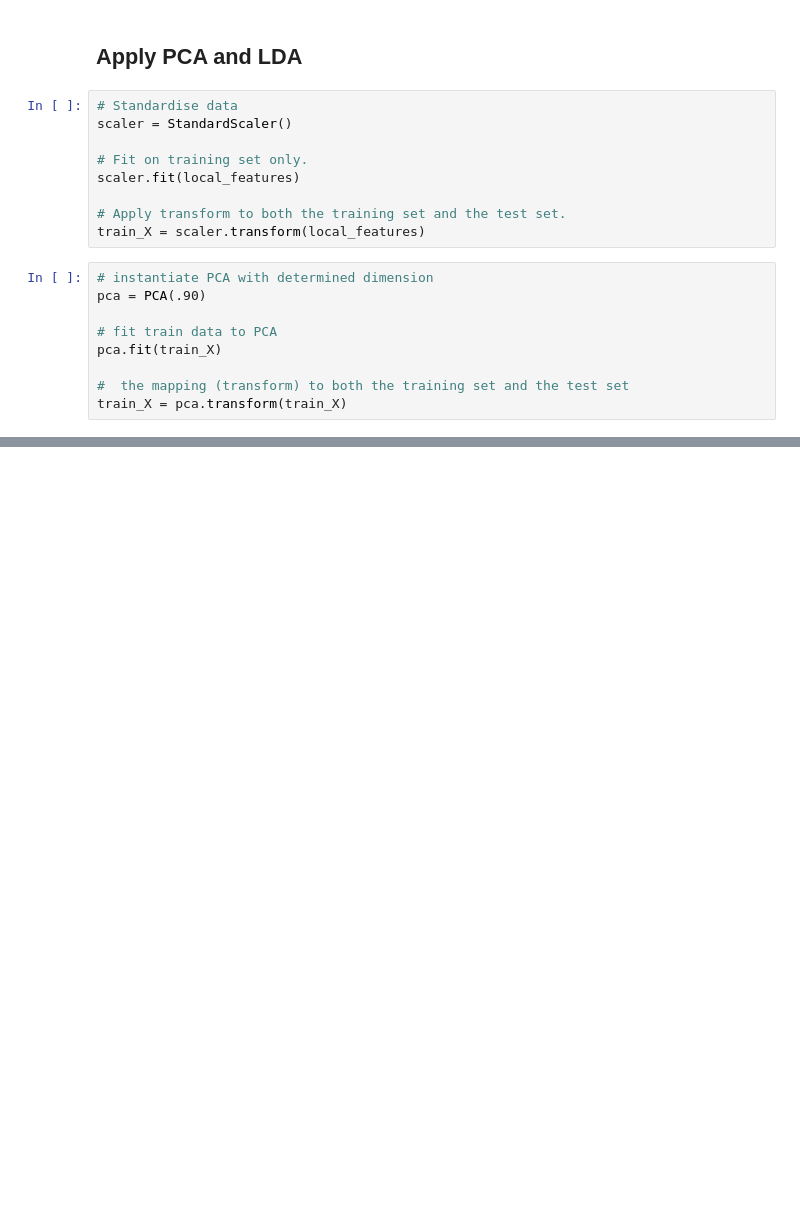
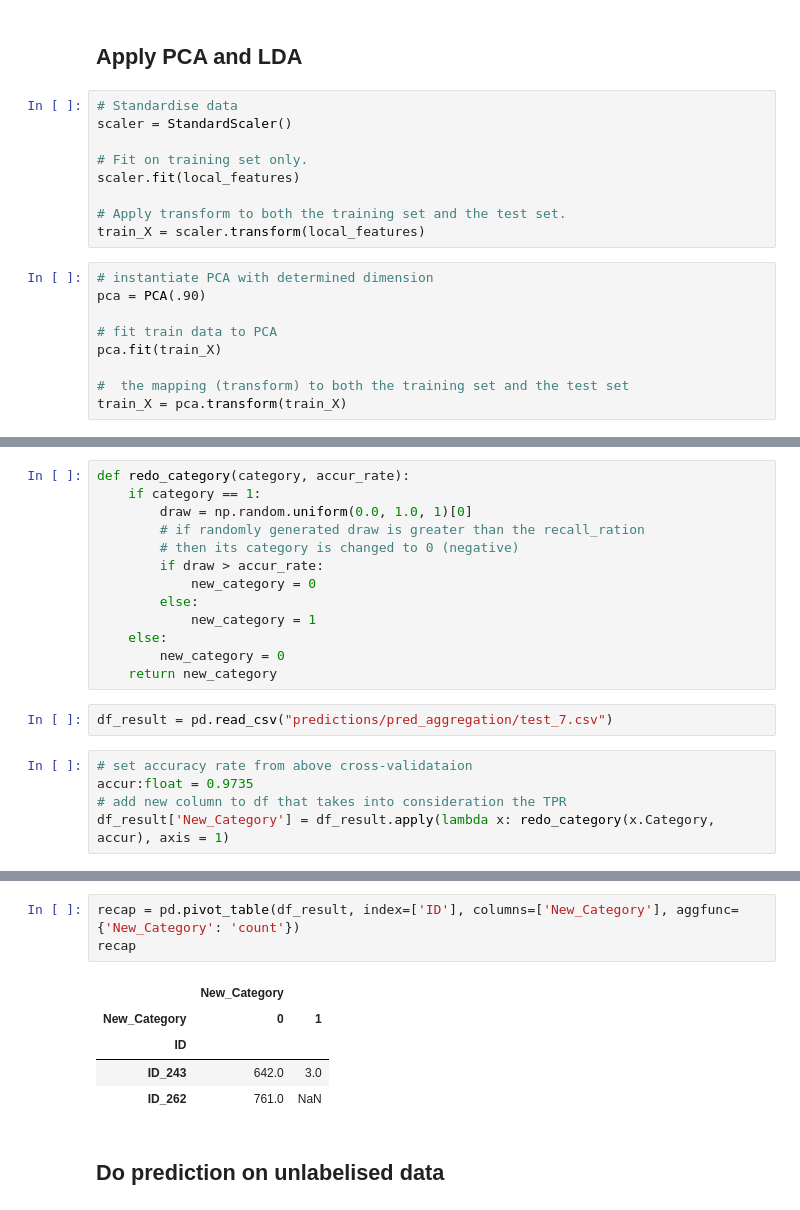
Before and after one commit to Peischlili/BreastCancer_Metastases_Detection, a Jupyter notebook: LDA_PCA_local.ipynb, the cells around one changed output, grey strips where cells are left out. Drawn from its saved outputs; the diff is of its cells as text; blank space fills up the shorter version.

```diff
--- a/LDA_PCA_local.ipynb
+++ b/LDA_PCA_local.ipynb
@@ -477,0 +583,20 @@ AUC: mean 0.9536528497474988, std 0.010253943353540487
+# %%
+def redo_category(category, accur_rate):
+    if category == 1:
+        draw = np.random.uniform(0.0, 1.0, 1)[0]
+        # if randomly generated draw is greater than the recall_ration
+        # then its category is changed to 0 (negative)
+        if draw > accur_rate:
+            new_category = 0
+        else:
+            new_category = 1
+    else:
+        new_category = 0
+    return new_category
+# %%
+df_result = pd.read_csv("predictions/pred_aggregation/test_7.csv")
+# %%
+# set accuracy rate from above cross-validataion
+accur:float = 0.9735
+# add new column to df that takes into consideration the TPR
+df_result['New_Category'] = df_result.apply(lambda x: redo_category(x.Category, accur), axis = 1)
@@ -477,0 +611,11 @@ AUC: mean 0.9536528497474988, std 0.010253943353540487
+# %%
+recap = pd.pivot_table(df_result, index=['ID'], columns=['New_Category'], aggfunc={'New_Category': 'count'})
+recap
+# %% [output]
+|  | New_Category |  |
+| New_Category | 0 | 1 |
+| ID |  |  |
+| ID_243 | 642.0 | 3.0 |
+| ID_262 | 761.0 | NaN |
+# %% [markdown]
+<h2>Do prediction on unlabelised data</h2>
```
Also changed, not shown: parts of 22 cells of this notebook, 2 other files.
